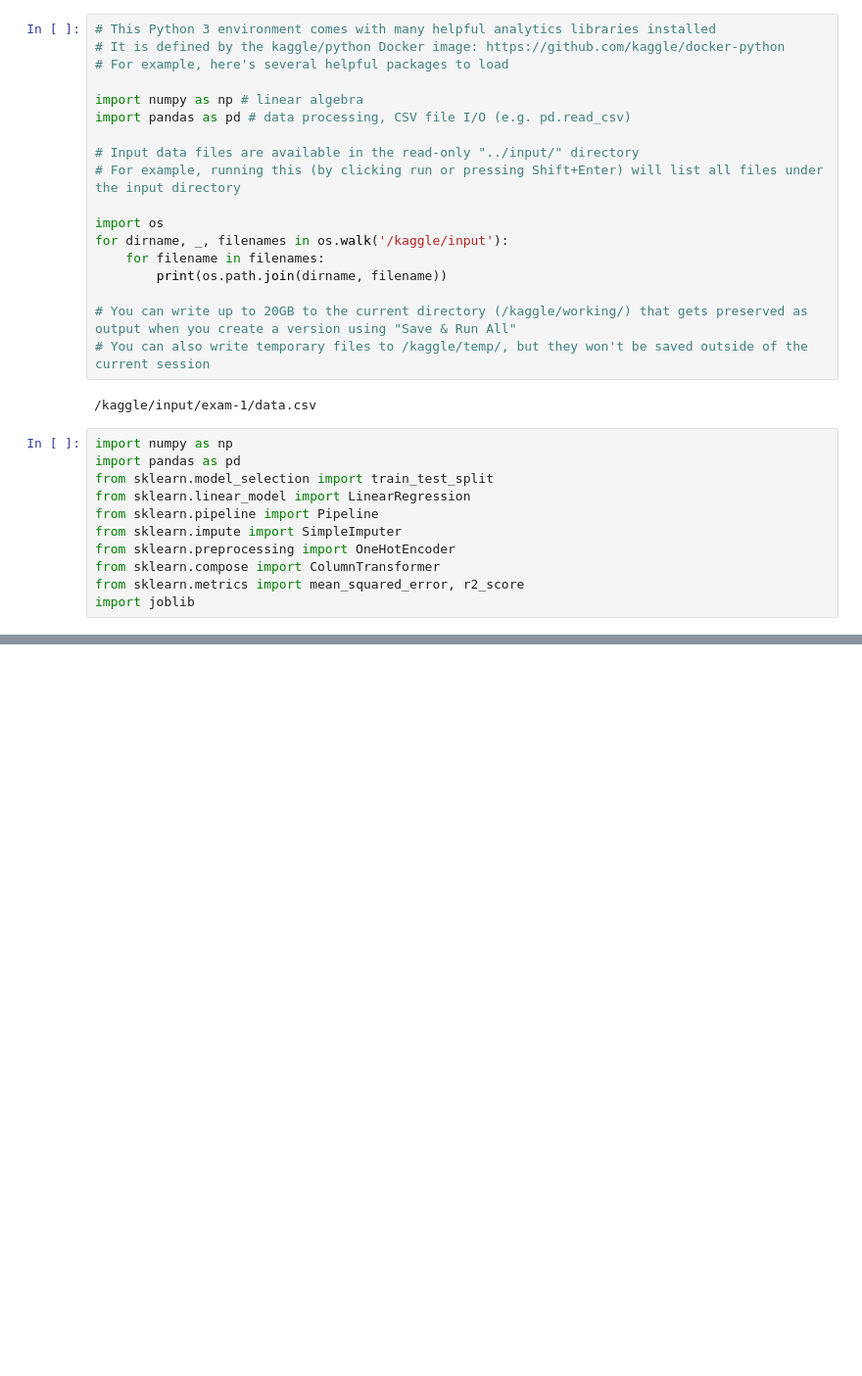
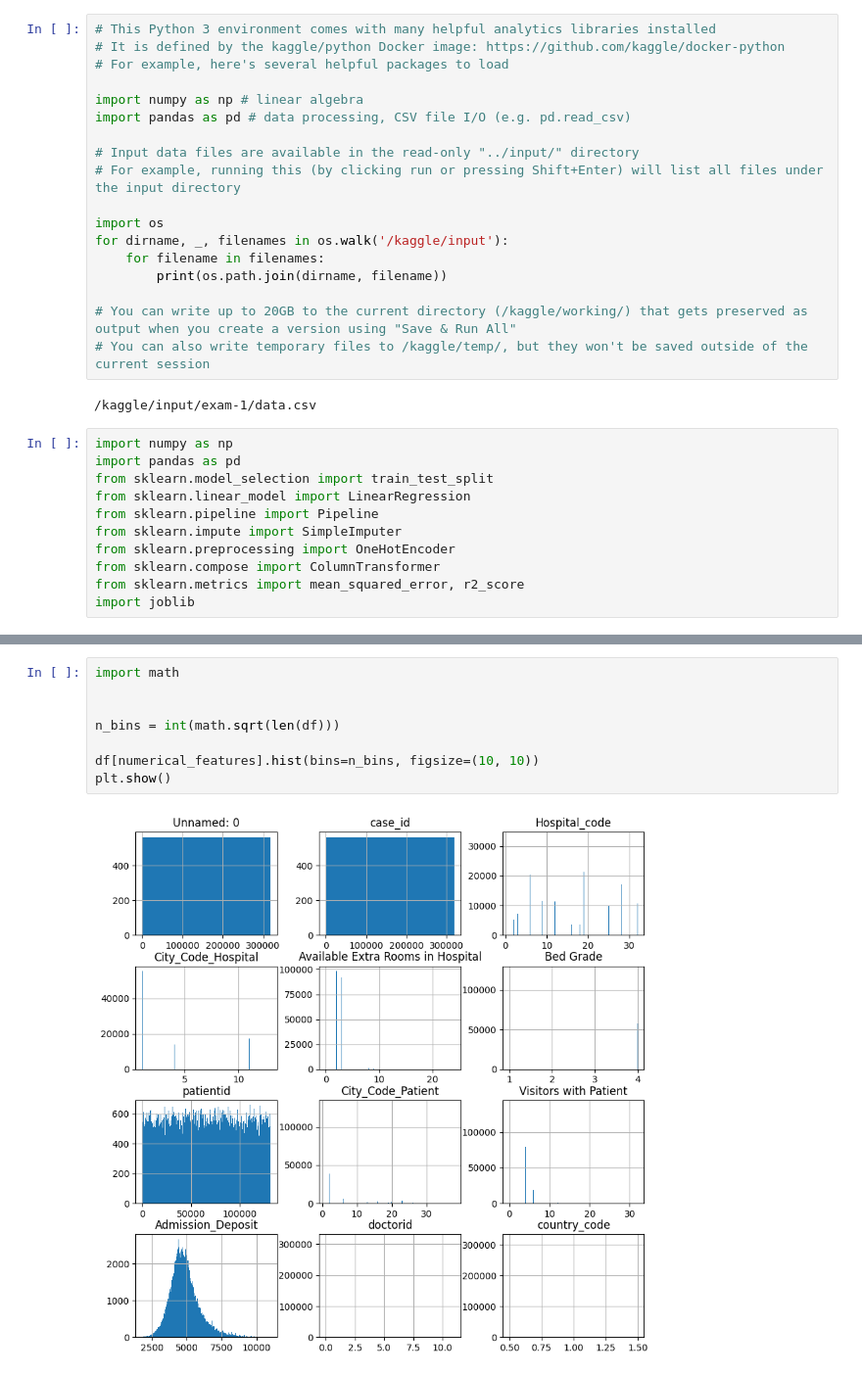
Before and after one commit to HromovAndrey/II_Examen_1, a Jupyter notebook: notebook83cce240c5.ipynb, the cells around one changed output, grey strips where cells are left out. Shown at 98% size. Cells and saved outputs as stored; diff of their text form; blank space fills up the shorter version.

```diff
--- a/notebook83cce240c5.ipynb
+++ b/notebook83cce240c5.ipynb
@@ -35,0 +142,10 @@ df ="/kaggle/input/exam-1/data.cxv"
+# %%
+import math
+
+
+n_bins = int(math.sqrt(len(df)))
+
+df[numerical_features].hist(bins=n_bins, figsize=(10, 10))
+plt.show()
+# %% [output]
+[figure, added]
```
Also changed, not shown: parts of 13 cells of this notebook.
